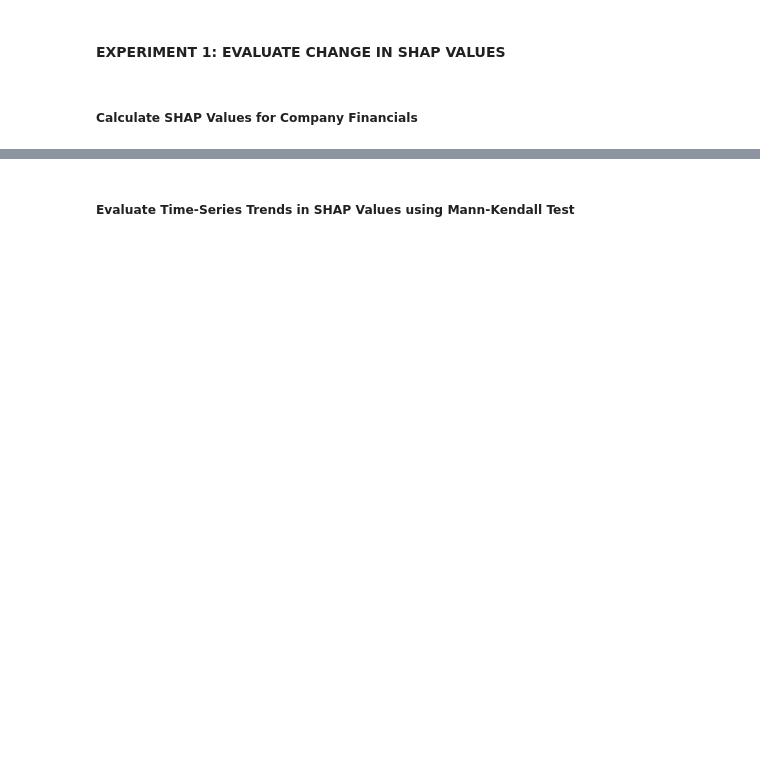
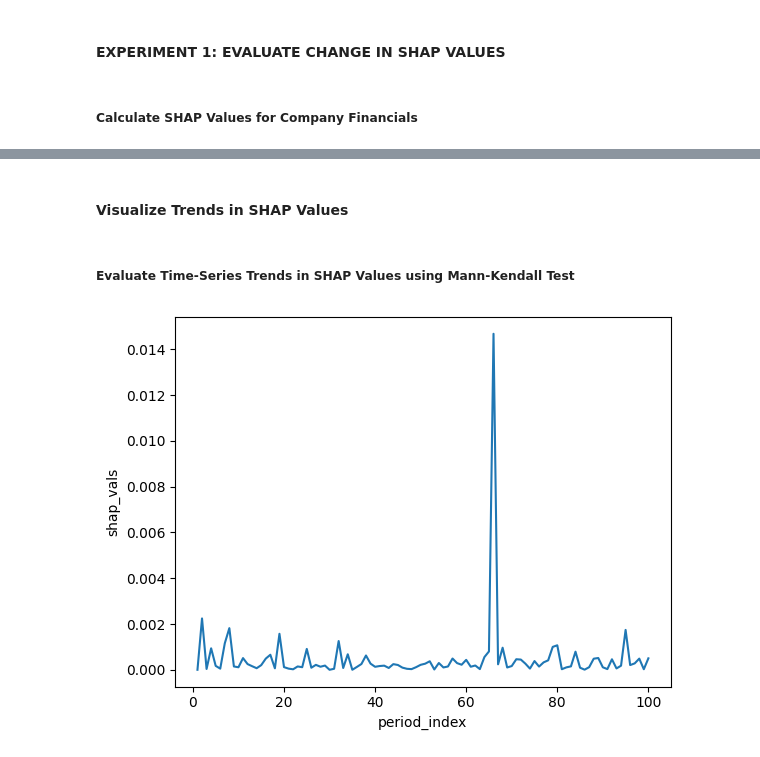
Before and after one commit to jasonericr/dissertation, a Jupyter notebook: dissertation.ipynb, the cells around one changed output, grey strips where cells are left out. Drawn from its saved outputs; the diff is of its cells as text; code cells hidden in the pictures; blank space fills up the shorter version.

```diff
--- a/dissertation.ipynb
+++ b/dissertation.ipynb
@@ -601,5 +609,7 @@ all_shap_df.to_csv('/content/drive/MyDrive/data/all_shap_df_.csv', index=False)
 # %%
 # Load csv of saved shap values
 all_shap_df = pd.read_csv('/content/drive/MyDrive/data/all_shap_df_.csv')
+# %% [markdown]
+#### Visualize Trends in SHAP Values
 # %% [markdown]
 ##### Evaluate Time-Series Trends in SHAP Values using Mann-Kendall Test
@@ -648,2 +616,6 @@ mk_test_df.trends.value_counts()
+# %%
+sns.lineplot(data=all_shap_df[all_shap_df['features']=='accounts_payable'].sort_values(by='period_index', ascending=False), x='period_index', y='shap_vals');
+# %% [output]
+[figure, added]
 # %%
 all_shap_df.head()
```
Also changed, not shown: parts of 32 cells of this notebook.
